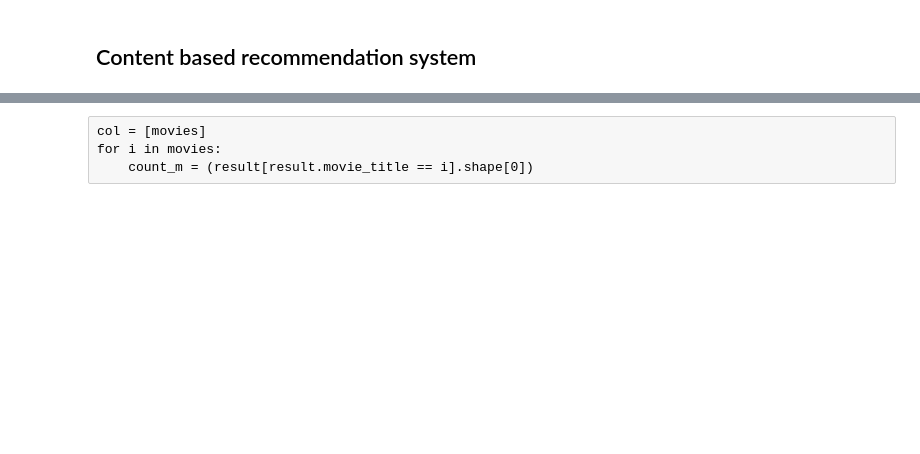
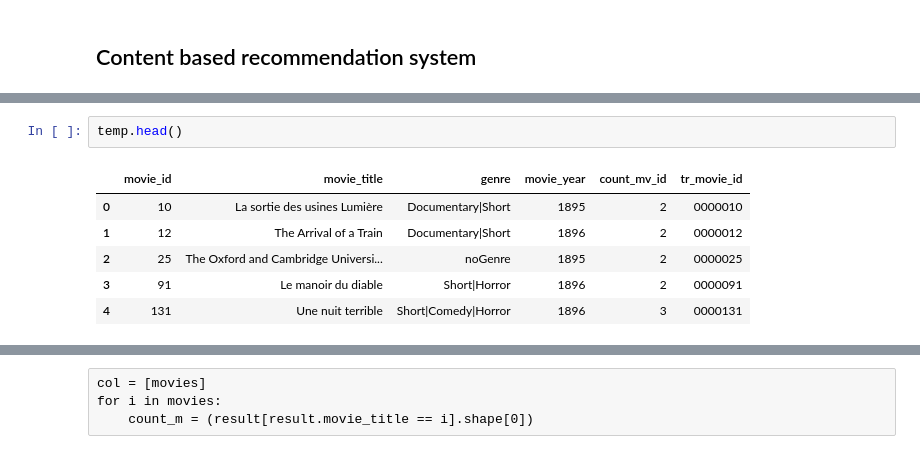
Before and after one commit to AlanItzep/Recommendation_System, a Jupyter notebook: twiter_movie_raiting.ipynb, the cells around one changed output, grey strips where cells are left out. Drawn from its saved outputs; the diff is of its cells as text; blank space fills up the shorter version.

```diff
--- a/twiter_movie_raiting.ipynb
+++ b/twiter_movie_raiting.ipynb
@@ -577,0 +629,9 @@ s = pd.concat([pd.Series(row['id'], row['genre'].split('|'))
+# %%
+temp.head()
+# %% [output]
+|  | movie_id | movie_title | genre | movie_year | count_mv_id | tr_movie_id |
+| 0 | 10 | La sortie des usines Lumière | Documentary|Short | 1895 | 2 | 0000010 |
+| 1 | 12 | The Arrival of a Train | Documentary|Short | 1896 | 2 | 0000012 |
+| 2 | 25 | The Oxford and Cambridge Universi... | noGenre | 1895 | 2 | 0000025 |
+| 3 | 91 | Le manoir du diable | Short|Horror | 1896 | 2 | 0000091 |
+| 4 | 131 | Une nuit terrible | Short|Comedy|Horror | 1896 | 3 | 0000131 |
```
Also changed, not shown: parts of 64 cells of this notebook.
